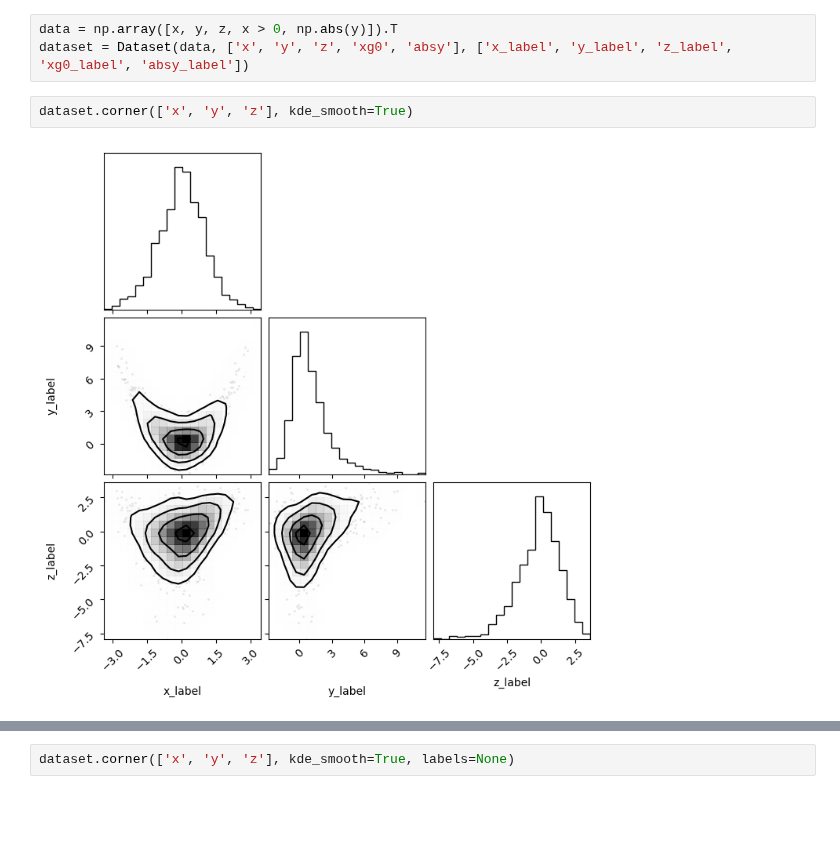
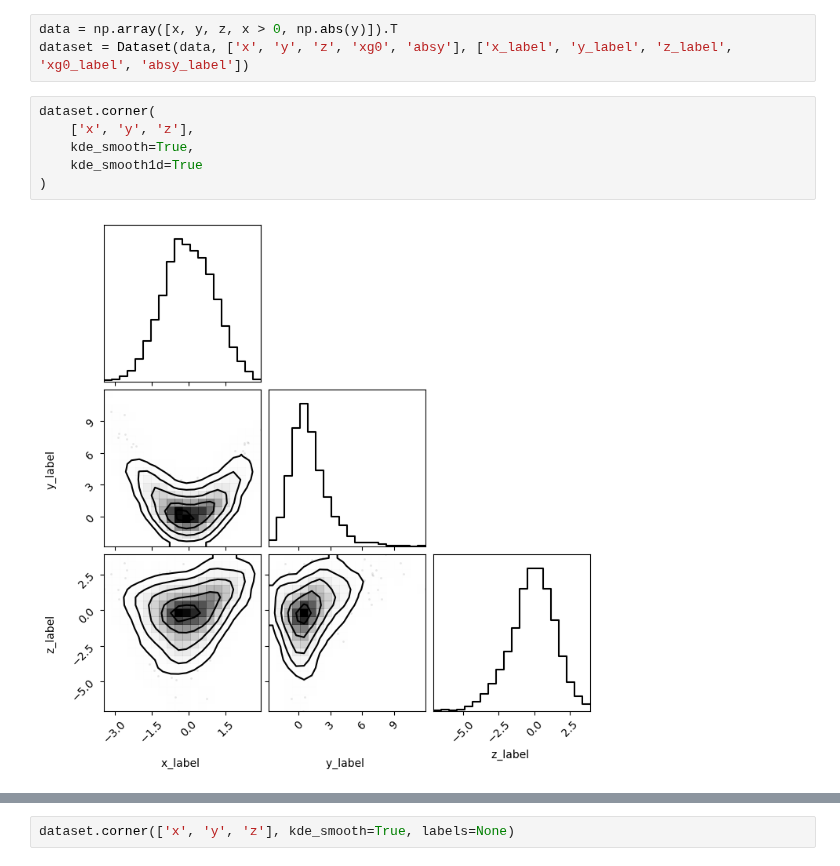
Before and after one commit to astro-jingtao/astro_statistics_assistant, a Jupyter notebook: example/corner_plot.ipynb, the cells around one changed output, grey strips where cells are left out. Cells and saved outputs as stored; diff of their text form; blank space fills up the shorter version.

Commit message:
levels as int; kde_smooth1d

```diff
--- a/example/corner_plot.ipynb
+++ b/example/corner_plot.ipynb
@@ -10,6 +13,10 @@ z = np.log(np.abs(x + y)) + np.random.normal(size=1000)
 data = np.array([x, y, z, x > 0, np.abs(y)]).T
 dataset = Dataset(data, ['x', 'y', 'z', 'xg0', 'absy'], ['x_label', 'y_label', 'z_label', 'xg0_label', 'absy_label'])
 # %%
-dataset.corner(['x', 'y', 'z'], kde_smooth=True)
+dataset.corner(
+    ['x', 'y', 'z'],
+    kde_smooth=True,
+    kde_smooth1d=True
+)
 # %% [output]
-[figure, old version]
+[figure, new version]
```
Also changed, not shown: parts of 2 cells of this notebook, 3 other files.
